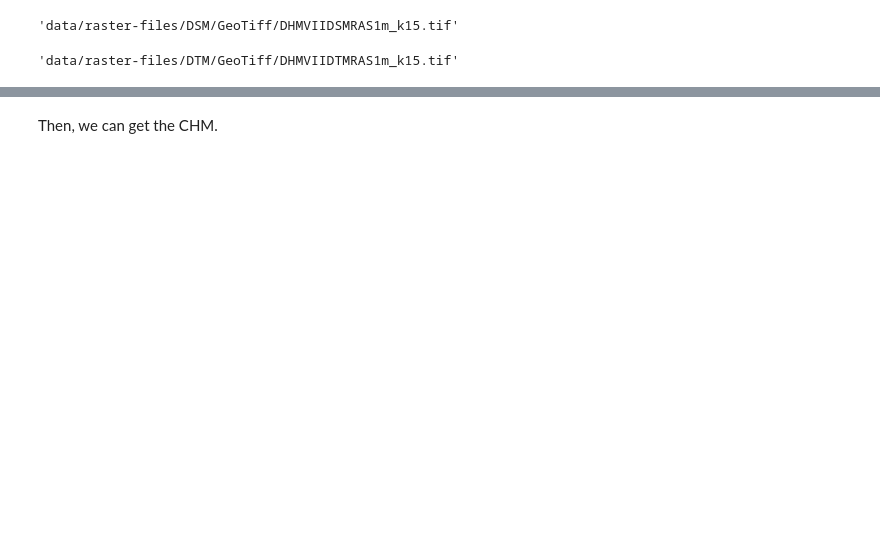
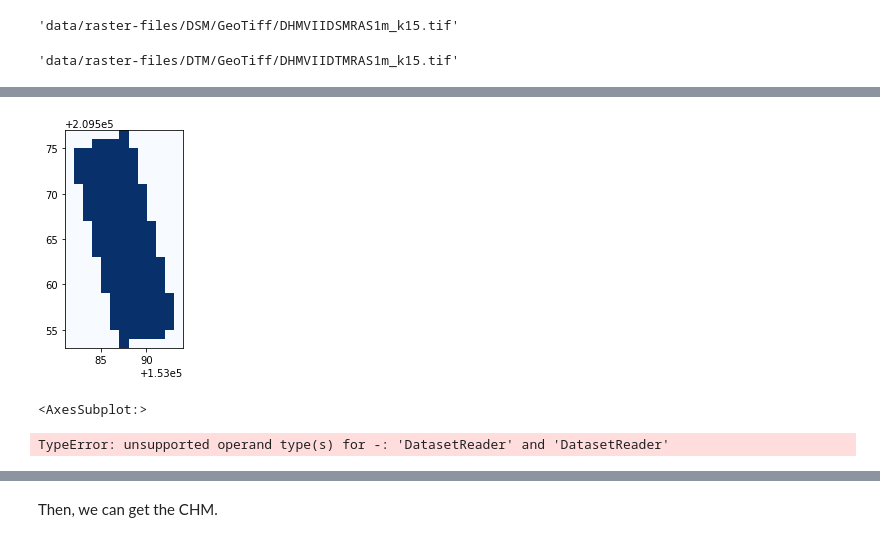
Before and after one commit to arlene14ko/3D_houses, a Jupyter notebook: 3D_houses_project.ipynb, the cells around one changed output, grey strips where cells are left out. Drawn from its saved outputs; the diff is of its cells as text; code cells hidden in the pictures; blank space fills up the shorter version.

```diff
--- a/3D_houses_project.ipynb
+++ b/3D_houses_project.ipynb
@@ -350 +443,13 @@ DTM_file
+# %%
+dtm_tif = rt.open("data/DTM_masked.tif")
+
+# Visualize
+show((dtm_tif, 1), cmap='Blues')
+# %% [output]
+[figure, added]
+<AxesSubplot:>
+# %%
+CHM = dsm_tif - dtm_tif
+# %% [output]
+TypeError: unsupported operand type(s) for -: 'DatasetReader' and 'DatasetReader'
 # %%
```
Also changed, not shown: parts of 109 cells of this notebook.
